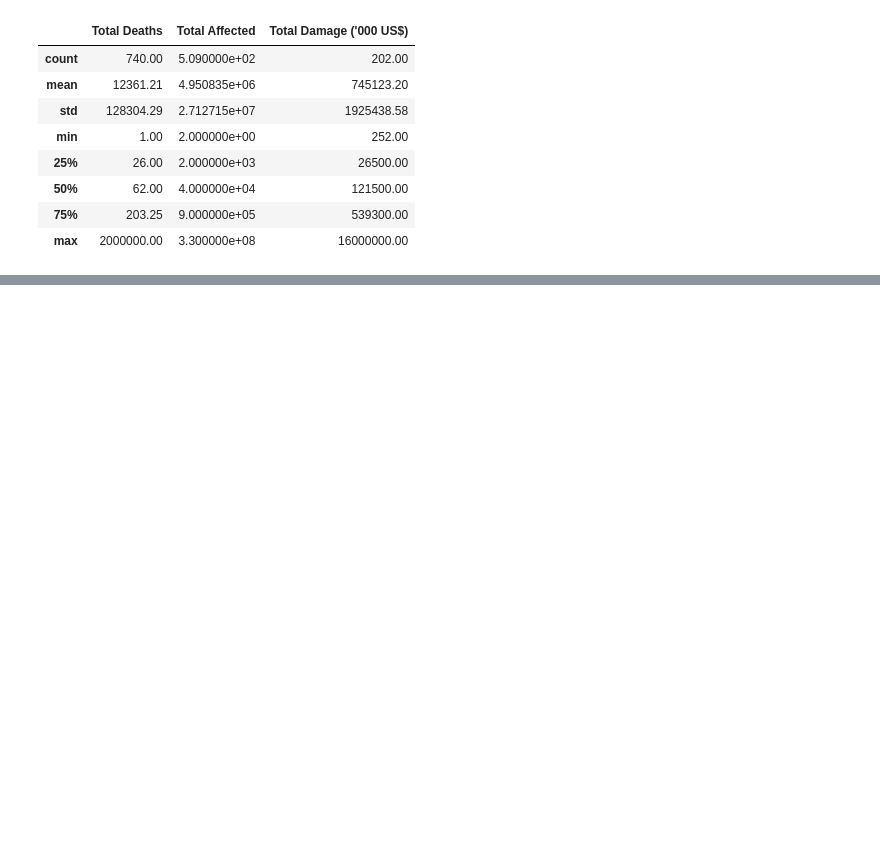
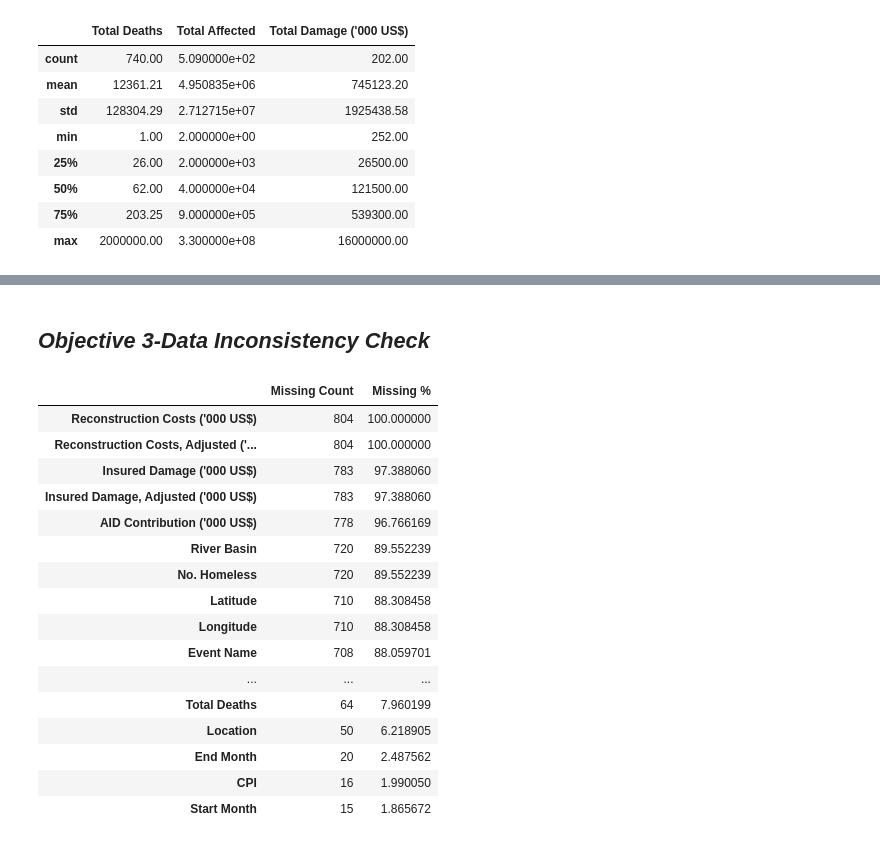
Before and after one commit to Rajdeep0010/Disaster_Project, a Jupyter notebook: notebooks/EDA.ipynb, the cells around one changed output, grey strips where cells are left out. Drawn from its saved outputs; the diff is of its cells as text; code cells hidden in the pictures; blank space fills up the shorter version.

```diff
--- a/notebooks/EDA.ipynb
+++ b/notebooks/EDA.ipynb
@@ -113,0 +347,30 @@ round(df[['Total Deaths','Total Affected',"Total Damage ('000 US$)"]].describe()
+# %% [markdown]
+## ***Objective 3-Data Inconsistency Check***
+# %%
+#missing values complete picture
+missing = df.isnull().sum()
+missing_pct = (df.isnull().sum() / len(df)) * 100
+missing_df = pd.DataFrame({
+    'Missing Count': missing,
+    'Missing %': missing_pct
+})
+missing_df[missing_df['Missing Count'] > 0].sort_values(
+    by='Missing %', ascending=False)
+# %% [output]
+|  | Missing Count | Missing % |
+| Reconstruction Costs ('000 US$) | 804 | 100.000000 |
+| Reconstruction Costs, Adjusted ('... | 804 | 100.000000 |
+| Insured Damage ('000 US$) | 783 | 97.388060 |
+| Insured Damage, Adjusted ('000 US$) | 783 | 97.388060 |
+| AID Contribution ('000 US$) | 778 | 96.766169 |
+| River Basin | 720 | 89.552239 |
+| No. Homeless | 720 | 89.552239 |
+| Latitude | 710 | 88.308458 |
+| Longitude | 710 | 88.308458 |
+| Event Name | 708 | 88.059701 |
+| ... | ... | ... |
+| Total Deaths | 64 | 7.960199 |
+| Location | 50 | 6.218905 |
+| End Month | 20 | 2.487562 |
+| CPI | 16 | 1.990050 |
+| Start Month | 15 | 1.865672 |
```
Also changed, not shown: parts of 15 cells of this notebook.
